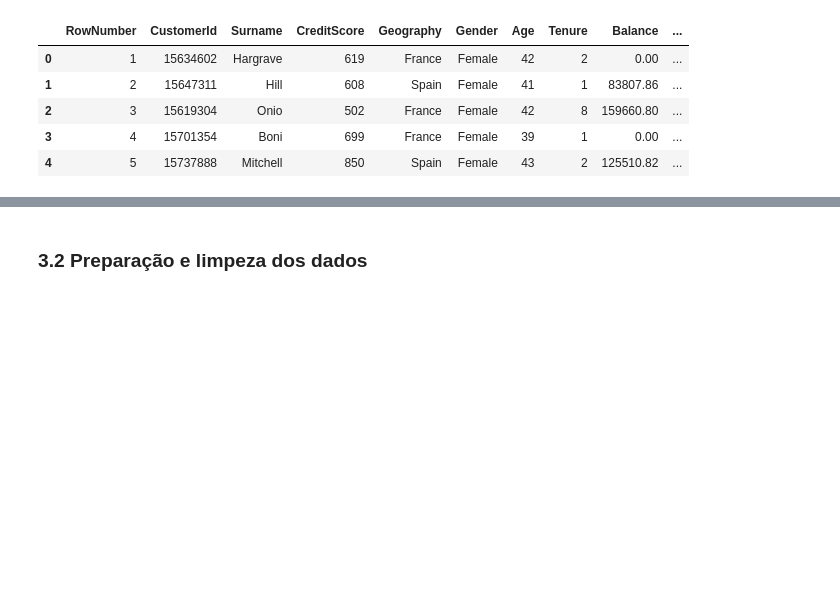
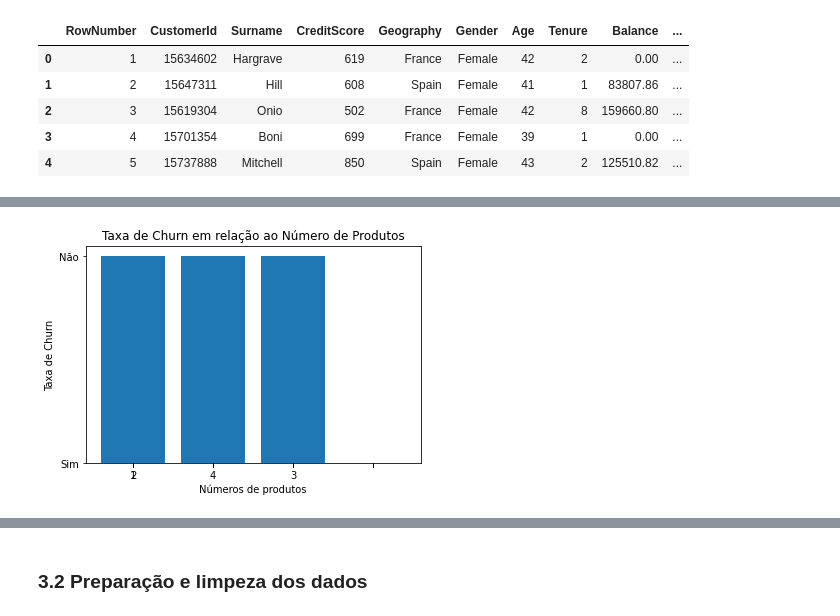
Before and after one commit to Fmarcelneves/br-classification-project, a Jupyter notebook: classification-project-br.ipynb, the cells around one changed output, grey strips where cells are left out. Cells and saved outputs as stored; diff of their text form; code cells hidden in the pictures; blank space fills up the shorter version.

```diff
--- a/classification-project-br.ipynb
+++ b/classification-project-br.ipynb
@@ -102,0 +121,10 @@ sns.displot(churn)
+# %%
+x=churn['NumOfProducts']
+y=churn['Exited']
+plt.bar(x,y);
+plt.title('Taxa de Churn em relação ao Número de Produtos');
+plt.xlabel('Números de produtos');
+plt.ylabel('Taxa de Churn');
+plt.xticks(x, (1,2,3,4));
+# %% [output]
+[figure, added]
```
Also changed, not shown: parts of 9 cells of this notebook.
